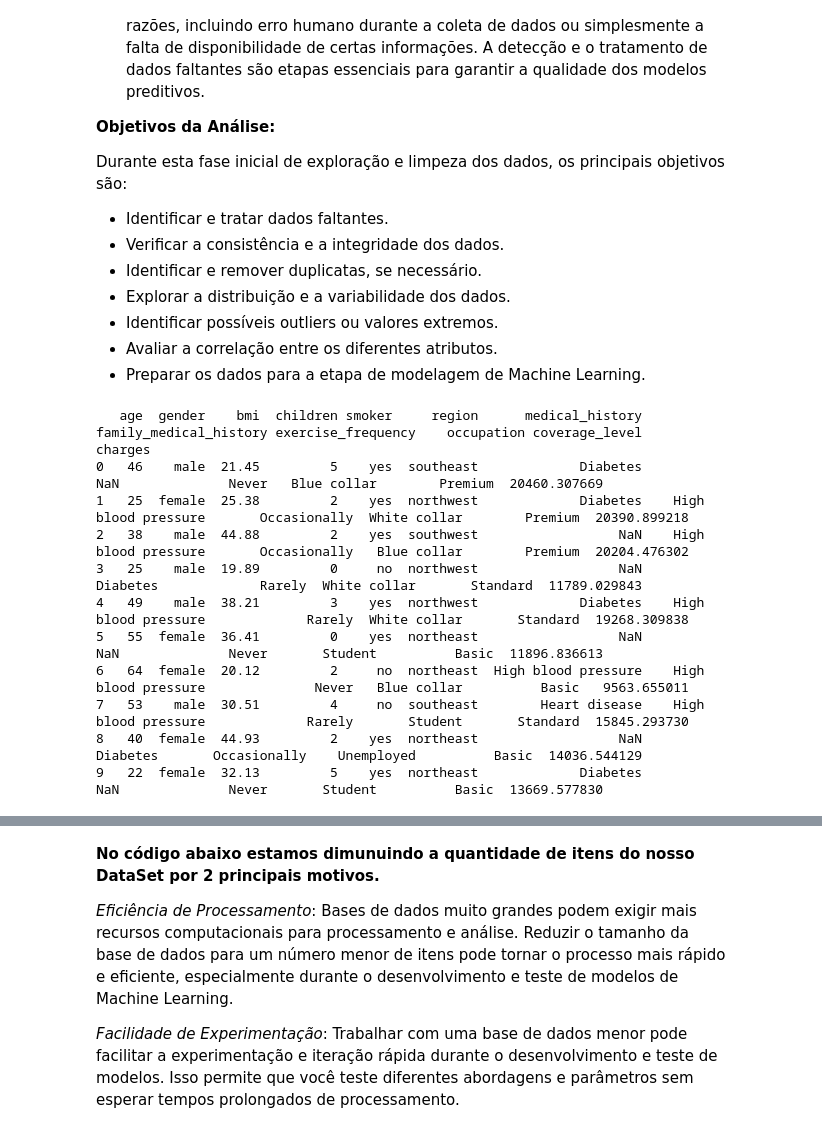
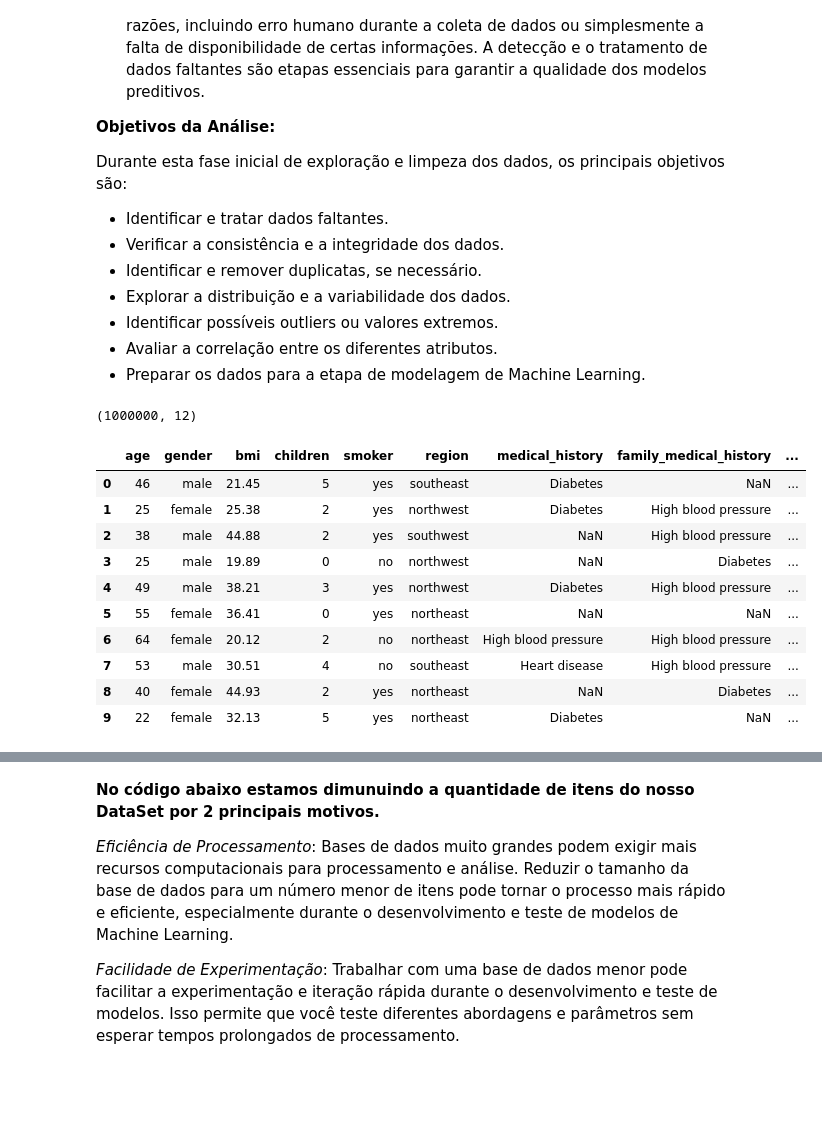
Before and after one commit to JulioGuedesCordeiro/ProjetoFIAP01, a Jupyter notebook: ProjetoFIAP01.ipynb, the cells around one changed output, grey strips where cells are left out. Drawn from its saved outputs; the diff is of its cells as text; code cells hidden in the pictures; blank space fills up the shorter version.

```diff
--- a/ProjetoFIAP01.ipynb
+++ b/ProjetoFIAP01.ipynb
@@ -43,17 +41,21 @@ data_initial = pd.read_csv(url)
 pd.set_option('display.max_columns', None)  # Mostra todas as colunas
 pd.set_option('display.expand_frame_repr', False)  # Não quebra linhas ao mostrar o DataFrame
 pd.set_option('display.width', None)  # Largura da tela não limitada
+# %%
+data_initial.shape
+# %% [output]
+(1000000, 12)
 # %%
-print(data_initial.head(10)) # Utilizado para um Primeira visão dos nossos dados
+data_initial.head(10) # Utilizado para um Primeira visão dos nossos dados
 # %% [output]
-   age  gender    bmi  children smoker     region      medical_history family_medical_history exercise_frequency    occupation coverage_level       charges
-0   46    male  21.45         5    yes  southeast             Diabetes                    NaN              Never   Blue collar        Premium  20460.307669
-1   25  female  25.38         2    yes  northwest             Diabetes    High blood pressure       Occasionally  White collar        Premium  20390.899218
-2   38    male  44.88         2    yes  southwest                  NaN    High blood pressure       Occasionally   Blue collar        Premium  20204.476302
-3   25    male  19.89         0     no  northwest                  NaN               Diabetes             Rarely  White collar       Standard  11789.029843
-4   49    male  38.21         3    yes  northwest             Diabetes    High blood pressure             Rarely  White collar       Standard  19268.309838
-5   55  female  36.41         0    yes  northeast                  NaN                    NaN              Never       Student          Basic  11896.836613
-6   64  female  20.12         2     no  northeast  High blood pressure    High blood pressure              Never   Blue collar          Basic   9563.655011
-7   53    male  30.51         4     no  southeast        Heart disease    High blood pressure             Rarely       Student       Standard  15845.293730
-8   40  female  44.93         2    yes  northeast                  NaN               Diabetes       Occasionally    Unemployed          Basic  14036.544129
-9   22  female  32.13         5    yes  northeast             Diabetes                    NaN              Never       Student          Basic  13669.577830
+|  | age | gender | bmi | children | smoker | region | medical_history | family_medical_history | ... |
+| 0 | 46 | male | 21.45 | 5 | yes | southeast | Diabetes | NaN | ... |
+| 1 | 25 | female | 25.38 | 2 | yes | northwest | Diabetes | High blood pressure | ... |
+| 2 | 38 | male | 44.88 | 2 | yes | southwest | NaN | High blood pressure | ... |
+| 3 | 25 | male | 19.89 | 0 | no | northwest | NaN | Diabetes | ... |
+| 4 | 49 | male | 38.21 | 3 | yes | northwest | Diabetes | High blood pressure | ... |
+| 5 | 55 | female | 36.41 | 0 | yes | northeast | NaN | NaN | ... |
+| 6 | 64 | female | 20.12 | 2 | no | northeast | High blood pressure | High blood pressure | ... |
+| 7 | 53 | male | 30.51 | 4 | no | southeast | Heart disease | High blood pressure | ... |
+| 8 | 40 | female | 44.93 | 2 | yes | northeast | NaN | Diabetes | ... |
+| 9 | 22 | female | 32.13 | 5 | yes | northeast | Diabetes | NaN | ... |
```
Also changed, not shown: parts of 23 cells of this notebook.
